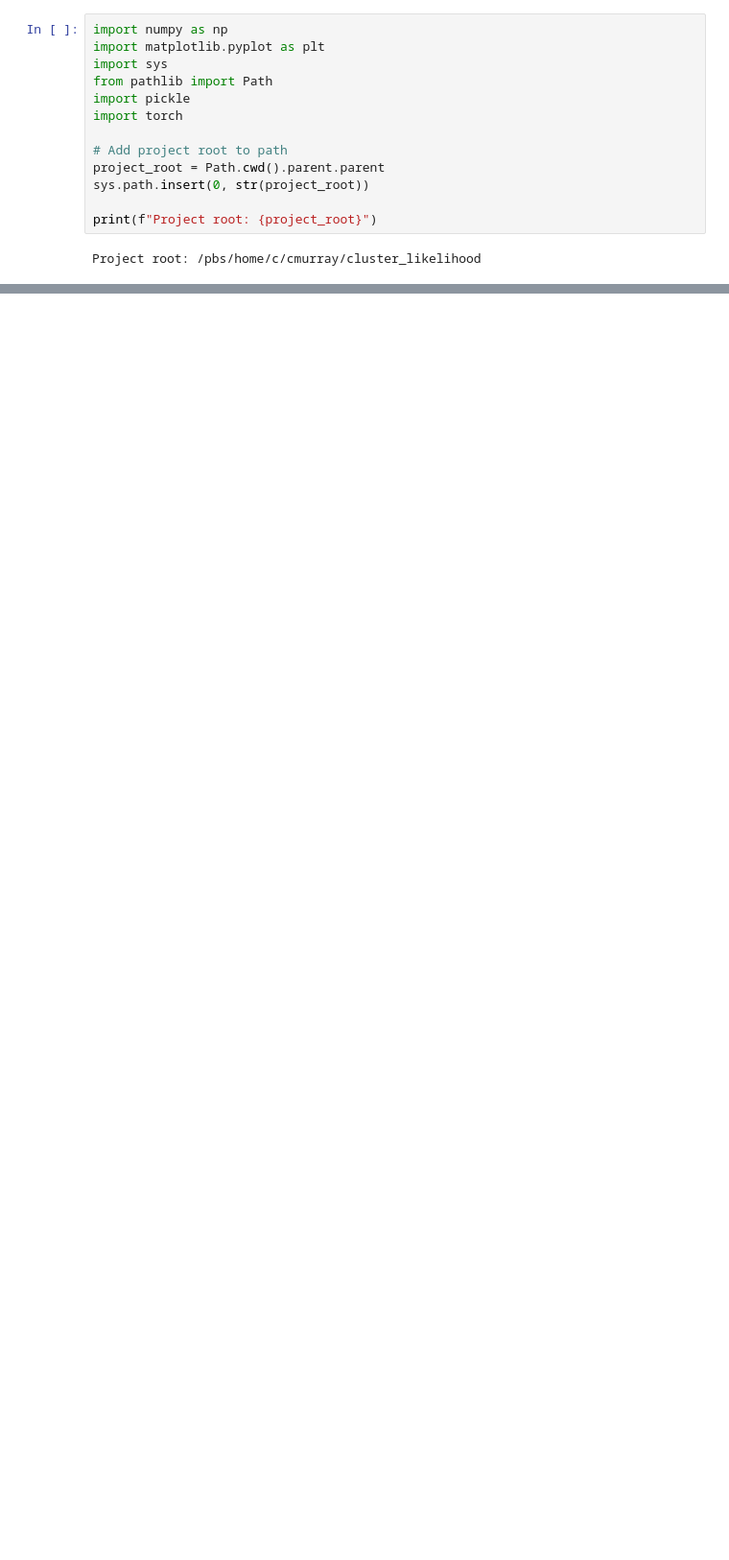
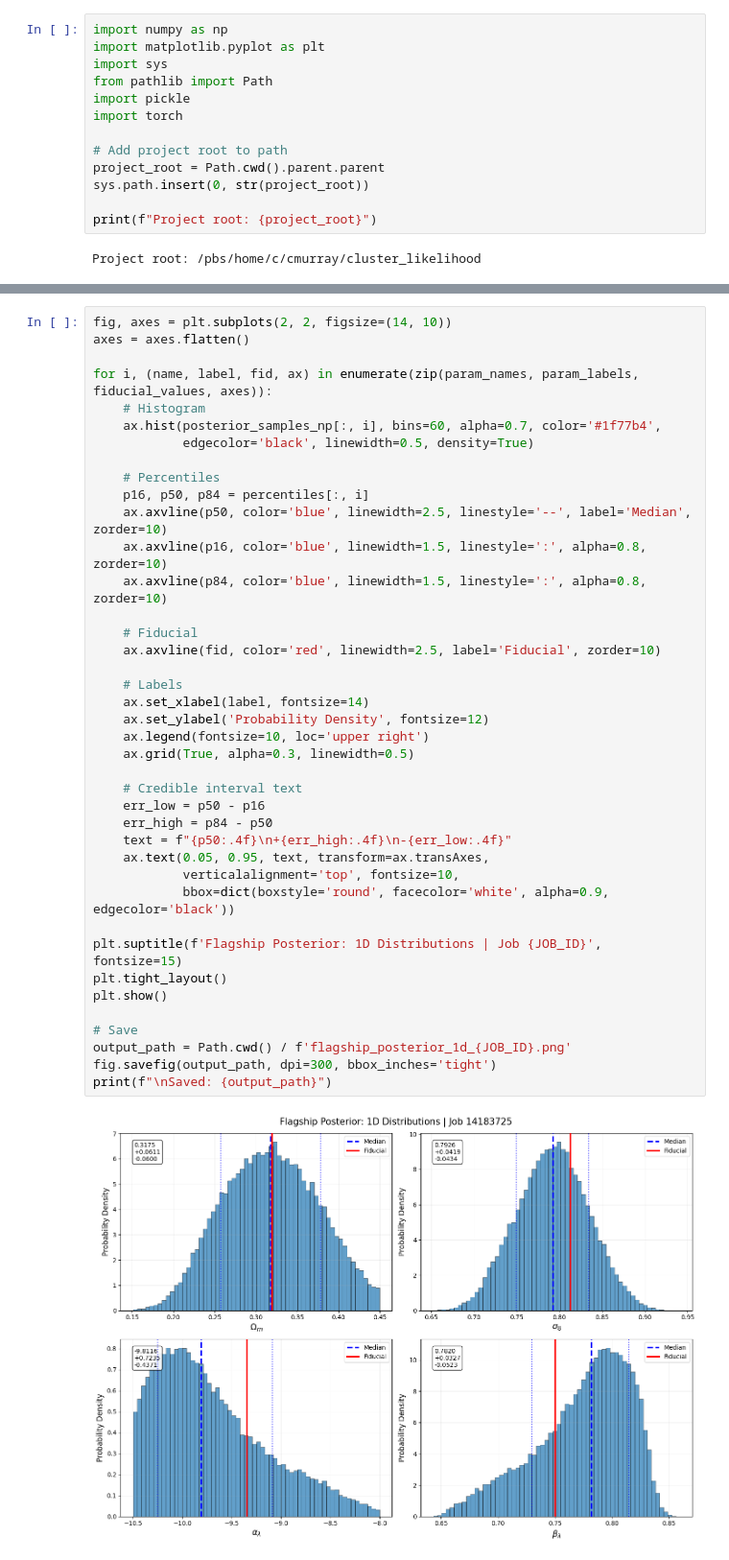
Before and after one commit to calumhrmurray/capish, a Jupyter notebook: notebooks/calum/flagship_posteriors.ipynb, the cells around one changed output, grey strips where cells are left out. Shown at 96% size. Saved outputs shown, nothing was run; the diff lists cells and outputs as text; blank space fills up the shorter version.

```diff
--- a/notebooks/calum/flagship_posteriors.ipynb
+++ b/notebooks/calum/flagship_posteriors.ipynb
@@ -439,0 +320,42 @@ The posterior provides constraints on cosmological parameters (Omega_m, sigma8)
+# %%
+fig, axes = plt.subplots(2, 2, figsize=(14, 10))
+axes = axes.flatten()
+
+for i, (name, label, fid, ax) in enumerate(zip(param_names, param_labels, fiducial_values, axes)):
+    # Histogram
+    ax.hist(posterior_samples_np[:, i], bins=60, alpha=0.7, color='#1f77b4',
+            edgecolor='black', linewidth=0.5, density=True)
+
+    # Percentiles
+    p16, p50, p84 = percentiles[:, i]
+    ax.axvline(p50, color='blue', linewidth=2.5, linestyle='--', label='Median', zorder=10)
+    ax.axvline(p16, color='blue', linewidth=1.5, linestyle=':', alpha=0.8, zorder=10)
+    ax.axvline(p84, color='blue', linewidth=1.5, linestyle=':', alpha=0.8, zorder=10)
+
+    # Fiducial
+    ax.axvline(fid, color='red', linewidth=2.5, label='Fiducial', zorder=10)
+
+    # Labels
+    ax.set_xlabel(label, fontsize=14)
+    ax.set_ylabel('Probability Density', fontsize=12)
+    ax.legend(fontsize=10, loc='upper right')
+    ax.grid(True, alpha=0.3, linewidth=0.5)
+
+    # Credible interval text
+    err_low = p50 - p16
+    err_high = p84 - p50
+    text = f"{p50:.4f}\n+{err_high:.4f}\n-{err_low:.4f}"
+    ax.text(0.05, 0.95, text, transform=ax.transAxes,
+            verticalalignment='top', fontsize=10,
+            bbox=dict(boxstyle='round', facecolor='white', alpha=0.9, edgecolor='black'))
+
+plt.suptitle(f'Flagship Posterior: 1D Distributions | Job {JOB_ID}', fontsize=15)
+plt.tight_layout()
+plt.show()
+
+# Save
+output_path = Path.cwd() / f'flagship_posterior_1d_{JOB_ID}.png'
+fig.savefig(output_path, dpi=300, bbox_inches='tight')
+print(f"\nSaved: {output_path}")
+# %% [output]
+[figure, added]
```
Also changed, not shown: parts of 42 cells of this notebook, 24 other files.
